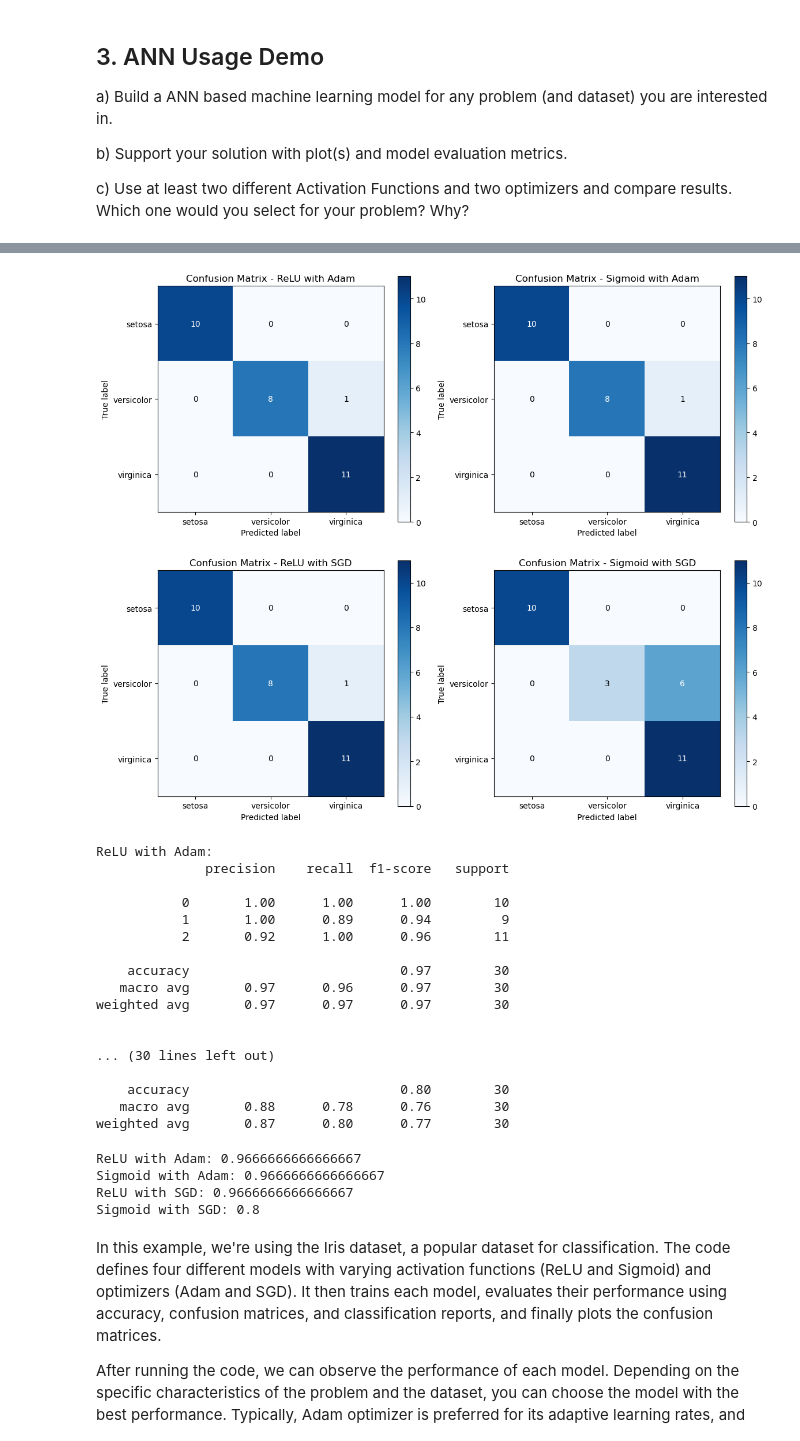
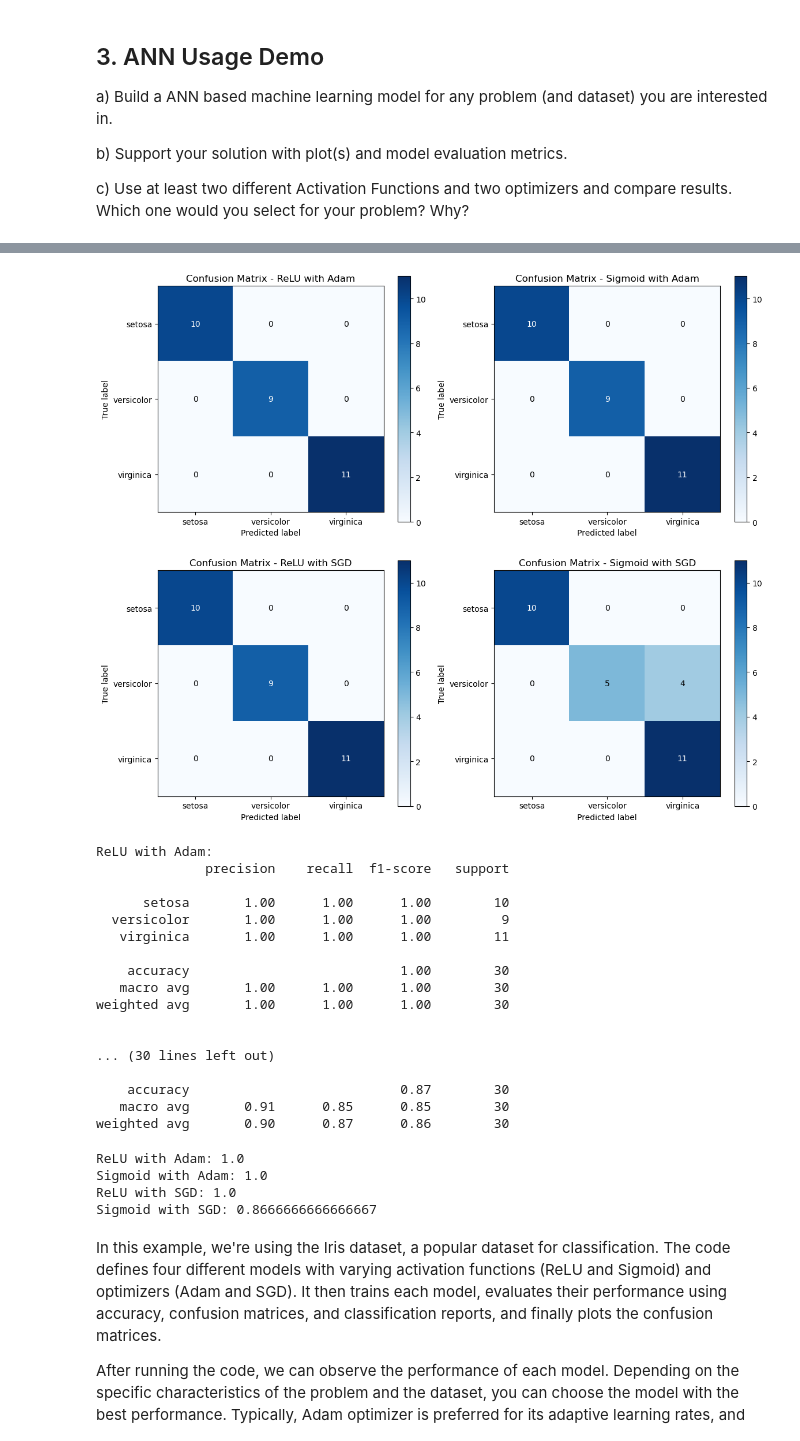
Before and after one commit to senaoz/49Y, a Jupyter notebook: Artificial Neural Networks Demo/main.ipynb, the cells around one changed output, grey strips where cells are left out. Cells and saved outputs as stored; diff of their text form; code cells hidden in the pictures.

Commit message:
463 model

```diff
--- a/Artificial Neural Networks Demo/main.ipynb
+++ b/Artificial Neural Networks Demo/main.ipynb
@@ -185,3 +185,10 @@ array([[5.1, 3.5, 1.4, 0.2],
        [6.5, 3. , 5.2, 2. ],
        [6.2, 3.4, 5.4, 2.3],
        [5.9, 3. , 5.1, 1.8]])
+# %%
+from sklearn.preprocessing import StandardScaler
+
+scaler = StandardScaler()
+X = scaler.fit_transform(X)
+
+X
@@ -202,47 +227,49 @@ models = {
 }
 # %%
 results = {}
+
+#  Maximum iterations (1000) reached and the optimization hasn't converged yet.
 
 for name, model in models.items():
     model.fit(X_train, y_train)
     y_pred = model.predict(X_test)
-    accuracy = accuracy_score(y_test, y_pred)
+    accuracy = model.score(X_test, y_test)
     confusion = confusion_matrix(y_test, y_pred)
-    classification_rep = classification_report(y_test, y_pred)
+    classification_rep = classification_report(y_test, y_pred, target_names=iris.target_names)
 
     results[name] = {
         'model': model,
         'accuracy': accuracy,
         'confusion_matrix': confusion,
         'classification_report': classification_rep
     }
 
 fig, axes = plt.subplots(2, 2, figsize=(12, 10))
 
 for (name, result), ax in zip(results.items(), axes.flatten()):
     cmap = plt.cm.Blues
     im = ax.imshow(result['confusion_matrix'], interpolation='nearest', cmap=cmap)
     ax.figure.colorbar(im, ax=ax)
 
     # All ticks and label them with the respective list entries
     ax.set(xticks=np.arange(result['confusion_matrix'].shape[1]),
            yticks=np.arange(result['confusion_matrix'].shape[0]),
            xticklabels=iris.target_names, yticklabels=iris.target_names,
            title=f'Confusion Matrix - {name}',
            ylabel='True label',
            xlabel='Predicted label')
 
     # Data dimensions and text annotations
     thresh = result['confusion_matrix'].max() / 2.
     for i in range(result['confusion_matrix'].shape[0]):
         for j in range(result['confusion_matrix'].shape[1]):
             ax.text(j, i, format(result['confusion_matrix'][i, j], 'd'),
                     ha="center", va="center",
                     color="white" if result['confusion_matrix'][i, j] > thresh else "black")
 
 plt.tight_layout()
 # %% [output]
-[figure, old version]
+[figure, new version]
 # %%
 # Classification reports
 for name, result in results.items():
@@ -253,29 +280,29 @@ plt.show()
 ReLU with Adam:
               precision    recall  f1-score   support
 
-           0       1.00      1.00      1.00        10
-           1       1.00      0.89      0.94         9
-           2       0.92      1.00      0.96        11
+      setosa       1.00      1.00      1.00        10
+  versicolor       1.00      1.00      1.00         9
+   virginica       1.00      1.00      1.00        11
 
-    accuracy                           0.97        30
-   macro avg       0.97      0.96      0.97        30
-weighted avg       0.97      0.97      0.97        30
+    accuracy                           1.00        30
+   macro avg       1.00      1.00      1.00        30
+weighted avg       1.00      1.00      1.00        30
 
 
 ... (30 lines left out)
 
-    accuracy                           0.80        30
-   macro avg       0.88      0.78      0.76        30
-weighted avg       0.87      0.80      0.77        30
+    accuracy                           0.87        30
+   macro avg       0.91      0.85      0.85        30
+weighted avg       0.90      0.87      0.86        30
 # %%
 # Accuracies
 for name, result in results.items():
     print(f"{name}: {result['accuracy']}")
 # %% [output]
-ReLU with Adam: 0.9666666666666667
-Sigmoid with Adam: 0.9666666666666667
-ReLU with SGD: 0.9666666666666667
-Sigmoid with SGD: 0.8
+ReLU with Adam: 1.0
+Sigmoid with Adam: 1.0
+ReLU with SGD: 1.0
+Sigmoid with SGD: 0.8666666666666667
 # %% [markdown]
 In this example, we're using the Iris dataset, a popular dataset for classification. The code defines four different models with varying activation functions (ReLU and Sigmoid) and optimizers (Adam and SGD). It then trains each model, evaluates their performance using accuracy, confusion matrices, and classification reports, and finally plots the confusion matrices.
 
```
Also changed, not shown: parts of 1 cell of this notebook.
